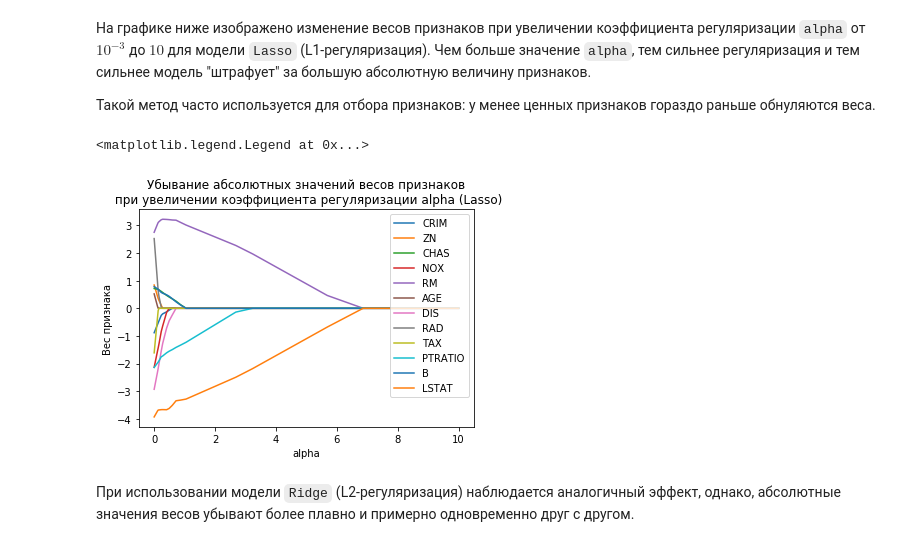
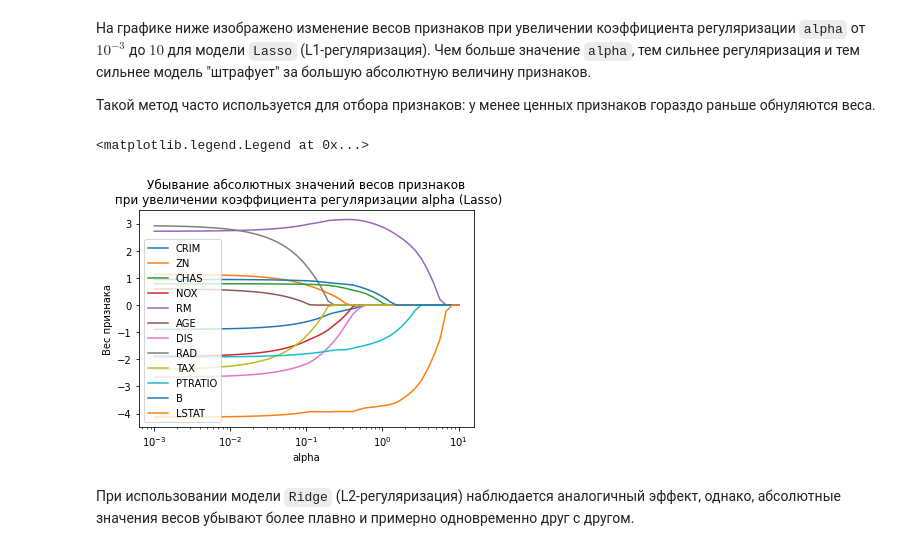
Before and after one commit to Anbionchik/Git_brain_lessons, a Jupyter notebook: Python_libs/Theory/4_Обучение_с_учителем_в_Scikit_learn.ipynb, the cells around one changed output. Drawn from its saved outputs; the diff is of its cells as text; code cells hidden in the pictures.

```diff
--- a/Python_libs/Theory/4_Обучение_с_учителем_в_Scikit_learn.ipynb
+++ b/Python_libs/Theory/4_Обучение_с_учителем_в_Scikit_learn.ipynb
@@ -388,27 +391,27 @@ mean_squared_error(y_test, y_pred)
 # %%
 n = 50
 
 coeffs = np.zeros((n, len(important_features)))
 alpha_list = np.logspace(-3, 1, n)
 
 for i, val in enumerate(alpha_list):
     lasso = Lasso(alpha=val)
     lasso.fit(X_train_scaled.loc[:, important_features], y_train)
 
     coeffs[i, :] = lasso.coef_.flatten()
 
 for i in range(len(important_features)):
     plt.plot(alpha_list, coeffs[:, i])
 
 plt.title('Убывание абсолютных значений весов признаков\n при увеличении коэффициента регуляризации alpha (Lasso)')
-
+plt.xscale('log')
 plt.xlabel('alpha')
 plt.ylabel('Вес признака')
 
 plt.legend(important_features)
 # %% [output]
 <matplotlib.legend.Legend at 0x...>
-[figure, old version]
+[figure, new version]
 # %% [markdown]
 При использовании модели `Ridge` (L2-регуляризация) наблюдается аналогичный эффект, однако, абсолютные значения весов убывают более плавно и примерно одновременно друг с другом.
 # %%
```
Also changed, not shown: parts of 55 cells of this notebook, 1 other file.
